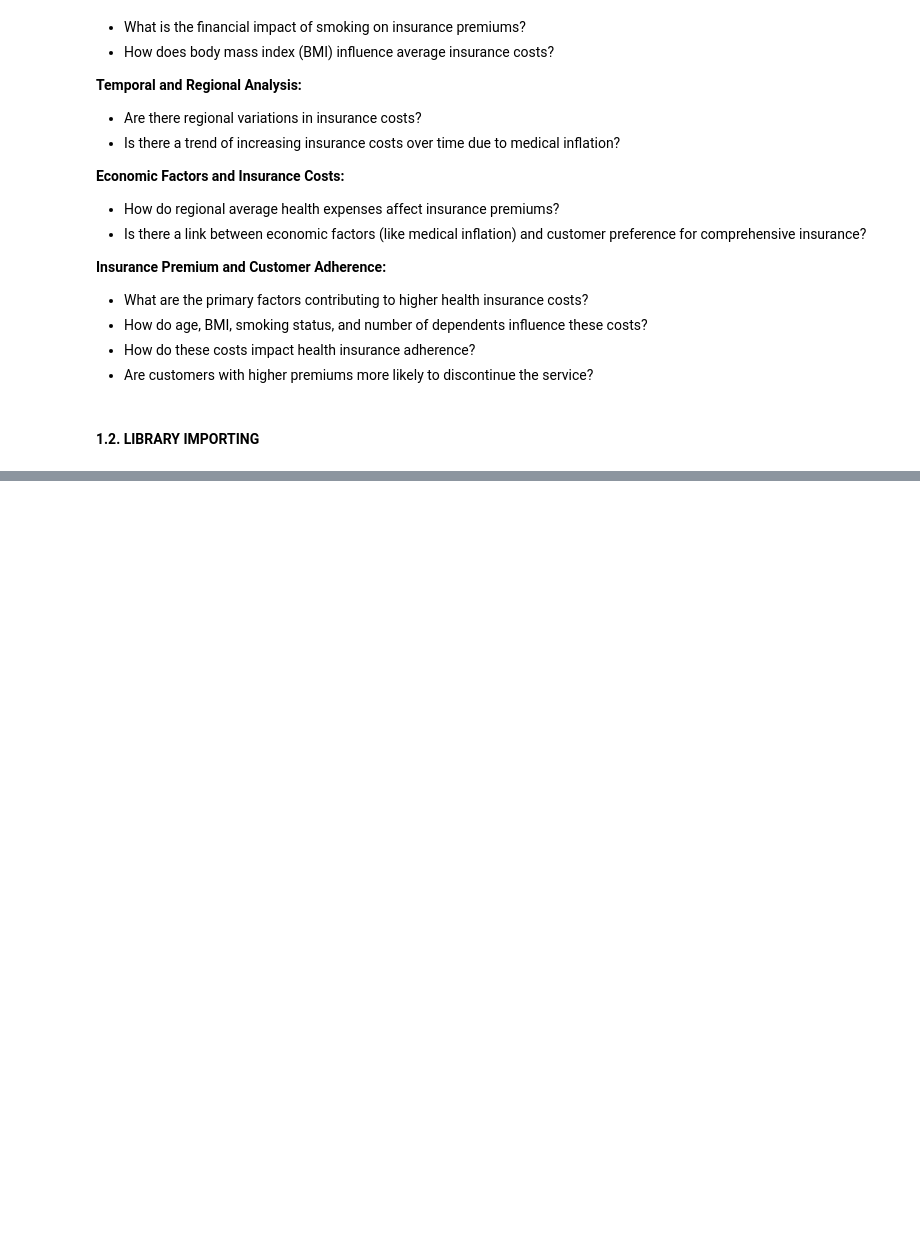
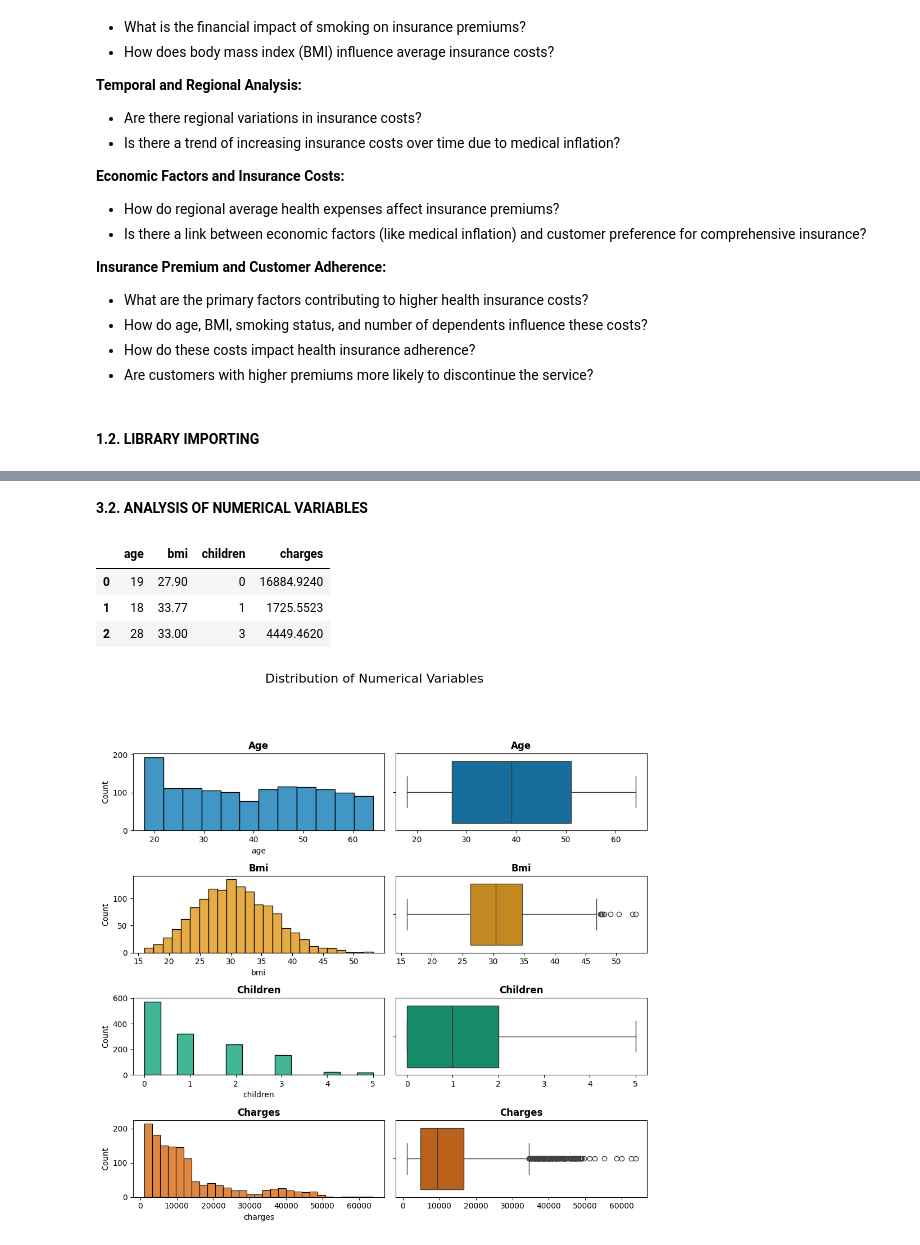
Before and after one commit to jenuzho/MEDICAL-INSURANCE-linear-regression, a Jupyter notebook: src/explore.ipynb, the cells around one changed output, grey strips where cells are left out. Saved outputs shown, nothing was run; the diff lists cells and outputs as text; code cells hidden in the pictures; blank space fills up the shorter version.

```diff
--- a/src/explore.ipynb
+++ b/src/explore.ipynb
@@ -87,0 +90,4 @@ ModuleNotFoundError: No module named 'matplotlib'
+# %%
+pd.options.display.max_columns=None
+insurance = pd.read_csv("https://raw.githubusercontent.com/4GeeksAcademy/linear-regression-project-tutorial/main/medical_insurance_cost.csv")
+insurance.head()
@@ -87,0 +313,54 @@ ModuleNotFoundError: No module named 'matplotlib'
+# %% [markdown]
+**3.2. ANALYSIS OF NUMERICAL VARIABLES**
+# %%
+insurance_numerical.head(3)
+# %% [output]
+|  | age | bmi | children | charges |
+| 0 | 19 | 27.90 | 0 | 16884.9240 |
+| 1 | 18 | 33.77 | 1 | 1725.5523 |
+| 2 | 28 | 33.00 | 3 | 4449.4620 |
+# %%
+def plot_numerical_variables(insurance_numerical, hue=None):
+    """
+    Plots histograms and boxplots for all numeric variables in `insurance_numerical`
+    using a 2-column layout with a fixed color palette for visual consistency.
+
+    Parameters:
+    - insurance_numerical: DataFrame containing only the numerical columns to analyze.
+    - hue: Column name for hue (optional). If provided, it must exist in `insurance_numerical`.
+    """
+    # Get all numerical columns from `insurance_numerical`
+    numerical_columns = insurance_numerical.columns.tolist()
+
+    # Calculate the required number of rows
+    num_vars = len(numerical_columns)
+    num_rows = (num_vars + 1) // 2
+
+
+    fig, axes = plt.subplots(num_rows * 2, 2, figsize=(10, num_rows * 5))
+    plt.suptitle('Distribution of Numerical Variables', fontsize=16, y=1.02)
+
+    axes = axes.flatten()
+
+    palette = sns.color_palette("colorblind", num_vars)
+
+    # Loop to create histograms and boxplots for each numerical variable
+    for i, col in enumerate(numerical_columns):
+        color = palette[i % len(palette)]
+
+        # Histogram with or without hue
+        sns.histplot(ax=axes[i * 2], data=insurance_numerical, x=col, hue=hue if hue in insurance_numerical.columns else None, color=color)
+        axes[i * 2].set_title(col.capitalize(), fontweight='bold')
+
+        # Boxplot (without hue)
+        sns.boxplot(ax=axes[i * 2 + 1], data=insurance_numerical, x=col, color=color)
+        axes[i * 2 + 1].set_title(col.capitalize(), fontweight='bold')
+        axes[i * 2 + 1].set(xlabel=None)
+
+
+    plt.tight_layout(rect=[0, 0.03, 1, 0.95])
+    plt.show()
+
+plot_numerical_variables(insurance_numerical, hue=None)
+# %% [output]
+[figure, added]
```
Also changed, not shown: parts of 81 cells of this notebook, 29 other files.
